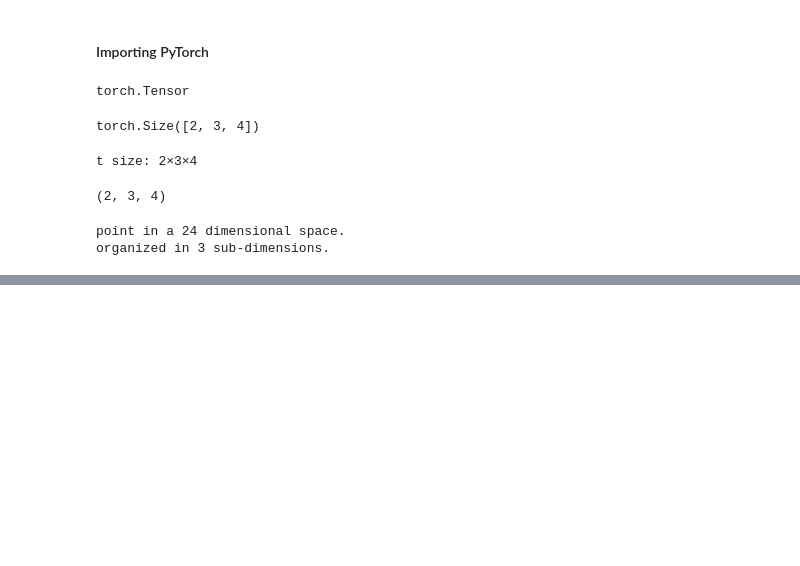
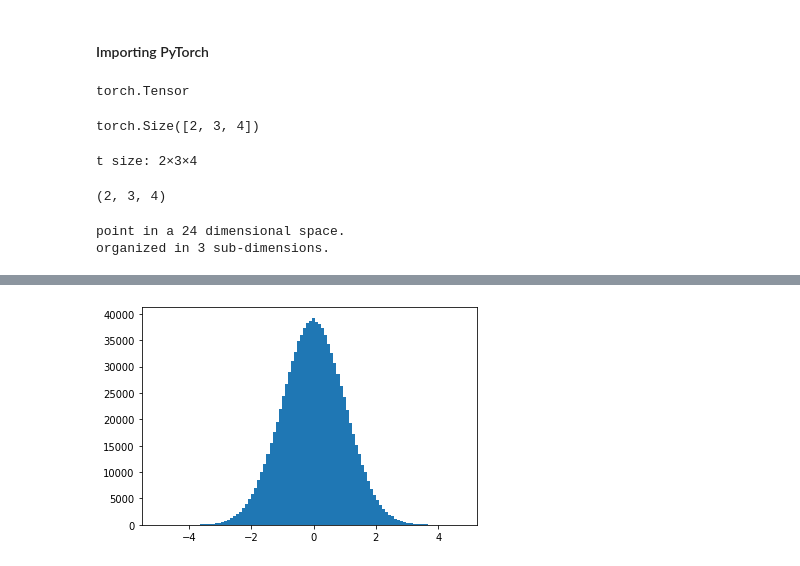
Before and after one commit to hashbanger/PyTorch_for_Deep_Learning, a Jupyter notebook: Torch_Basics/Tensor_Tutorial.ipynb, the cells around one changed output, grey strips where cells are left out. Saved outputs shown, nothing was run; the diff lists cells and outputs as text; code cells hidden in the pictures; blank space fills up the shorter version.

```diff
--- a/Torch_Basics/Tensor_Tutorial.ipynb
+++ b/Torch_Basics/Tensor_Tutorial.ipynb
@@ -39,0 +322,4 @@ organized in 3 sub-dimensions.
+# %%
+plt.hist(torch.randn(10**6).numpy(), 100); # use rasterized=True for SVG/EPS/PDF!
+# %% [output]
+[figure, added]
```
Also changed, not shown: parts of 65 cells of this notebook.
